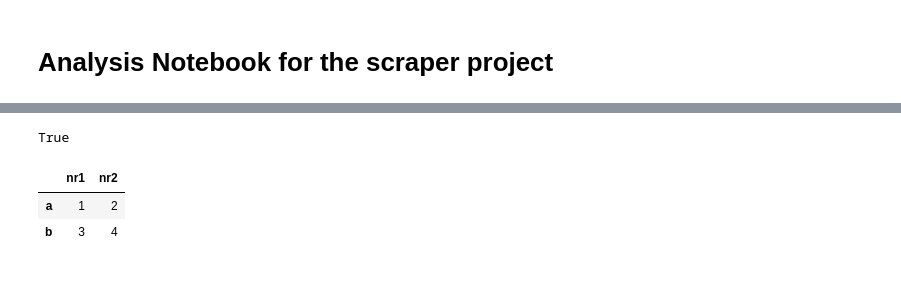
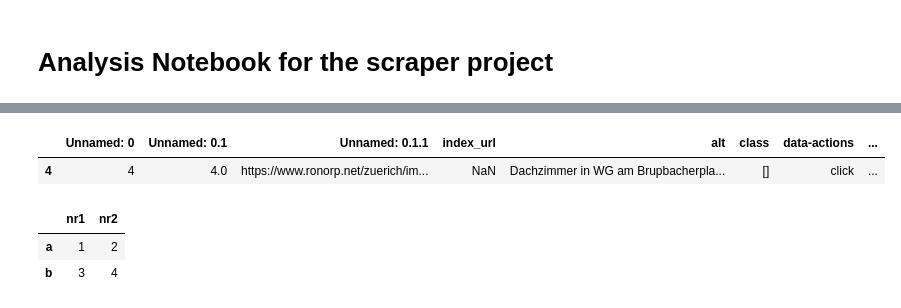
Before and after one commit to Dr-Nuke/wgscraper, a Jupyter notebook: notebooks/Analysis.ipynb, the cells around one changed output, grey strips where cells are left out. Cells and saved outputs as stored; diff of their text form; code cells hidden in the pictures; blank space fills up the shorter version.

```diff
--- a/notebooks/Analysis.ipynb
+++ b/notebooks/Analysis.ipynb
@@ -39,8 +45,8 @@ df
-# %%
-link ='https://www.ronorp.net/zuerich/immobilien/wg-zuerich.1220/wunderschoenes-co-living-haus-mit-38-suiten-in-kloten.2042131?&back_url=%2Fzuerich%2Fimmobilien%2Fwg-zuerich.1220%3Fs%3D1'
-link in df['href'].values
-# %% [output]
-True
+# %%
+df[df['href'].str.contains('brupbacherplatz',case=False)]
+# %% [output]
+|  | Unnamed: 0 | Unnamed: 0.1 | Unnamed: 0.1.1 | index_url | alt | class | data-actions | ... |
+| 4 | 4 | 4.0 | https://www.ronorp.net/zuerich/im... | NaN | Dachzimmer in WG am Brupbacherpla... | [] | click | ... |
 # %%
 a=df.to_dict()
 # %%
```
Also changed, not shown: parts of 1 cell of this notebook, 1 other file.
